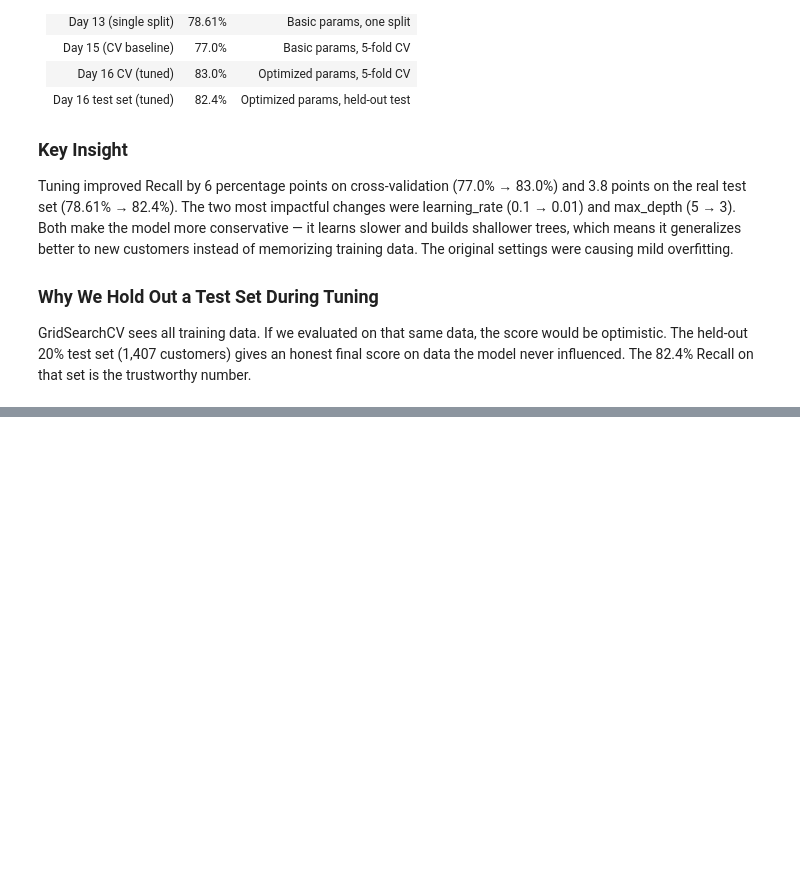
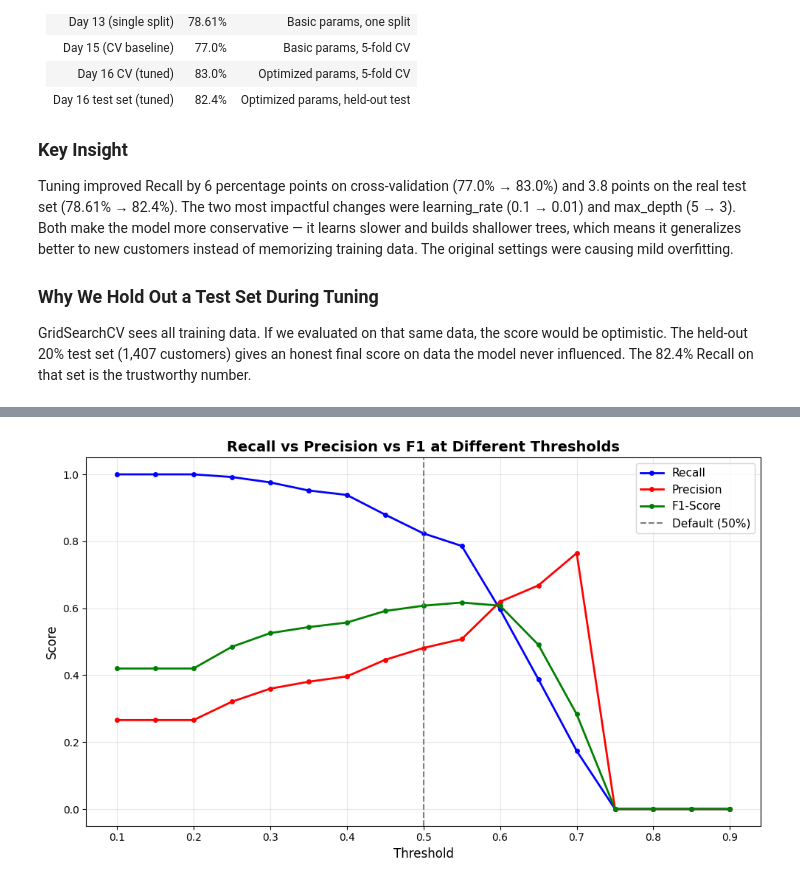
Before and after one commit to alexis-aquino/customer-churner, a Jupyter notebook: notebooks/02_modeling.ipynb, the cells around one changed output, grey strips where cells are left out. Cells and saved outputs as stored; diff of their text form; code cells hidden in the pictures; blank space fills up the shorter version.

Commit message:
Days 17 and 18 Complete: Threshold tuning, feature importance analysis validates EDA findings

```diff
--- a/notebooks/02_modeling.ipynb
+++ b/notebooks/02_modeling.ipynb
@@ -1410,0 +1461,20 @@ The 82.4% Recall on that set is the trustworthy number.
+# %%
+# Get probabilities (not just 0/1 predictions)
+y_prob = best_xgb.predict_proba(X_test)[:, 1]
+
+# Default predictions (50% threshold)
+y_pred_default = best_xgb.predict(X_test)
+
+print("📊 PROBABILITY SCORES — First 15 customers:\n")
+sample = pd.DataFrame({
+    'Churn Probability': y_prob[:15].round(3),
+    'Default Prediction (50%)': y_pred_default[:15],
+    'Actual': y_test.values[:15]
+})
+print(sample.to_string(index=False))
+
+print(f"\n📈 Probability distribution:")
+print(f"  Min:    {y_prob.min():.3f}")
+print(f"  Max:    {y_prob.max():.3f}")
+print(f"  Mean:   {y_prob.mean():.3f}")
+print(f"  Median: {np.median(y_prob):.3f}")
@@ -1410,0 +1558,25 @@ The 82.4% Recall on that set is the trustworthy number.
+# %%
+plt.figure(figsize=(10, 6))
+
+plt.plot(results_df['Threshold'], results_df['Recall'],
+         'b-o', markersize=4, label='Recall', linewidth=2)
+plt.plot(results_df['Threshold'], results_df['Precision'],
+         'r-o', markersize=4, label='Precision', linewidth=2)
+plt.plot(results_df['Threshold'], results_df['F1'],
+         'g-o', markersize=4, label='F1-Score', linewidth=2)
+
+# Mark the default threshold
+plt.axvline(x=0.5, color='gray', linestyle='--',
+            linewidth=1.5, label='Default (50%)')
+
+plt.title('Recall vs Precision vs F1 at Different Thresholds',
+          fontsize=14, fontweight='bold')
+plt.xlabel('Threshold', fontsize=12)
+plt.ylabel('Score', fontsize=12)
+plt.legend(fontsize=11)
+plt.grid(True, alpha=0.3)
+plt.xticks(np.arange(0.1, 0.95, 0.1))
+plt.tight_layout()
+plt.show()
+# %% [output]
+[figure, added]
```
Also changed, not shown: parts of 18 cells of this notebook.
